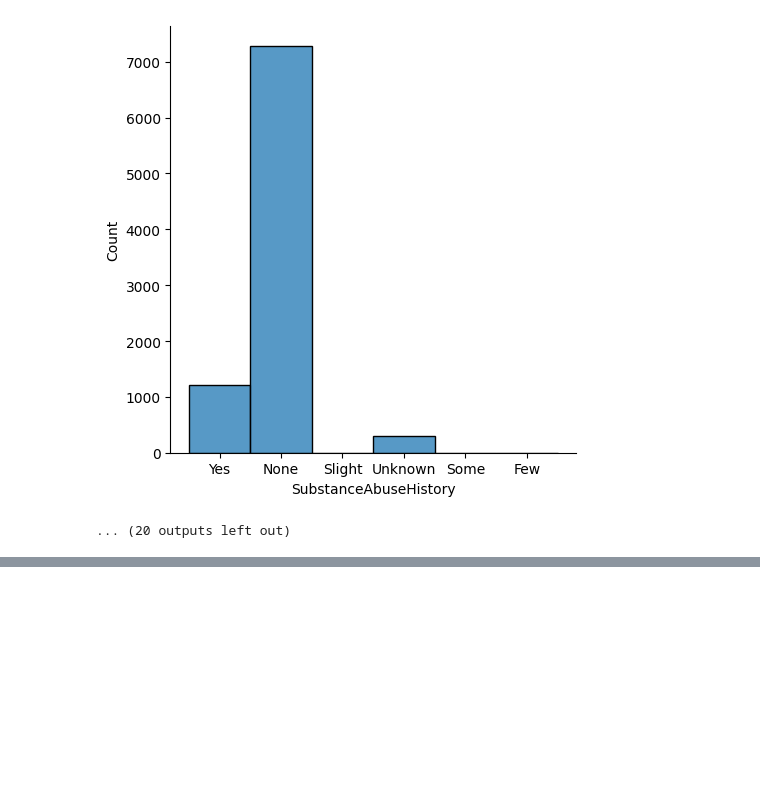
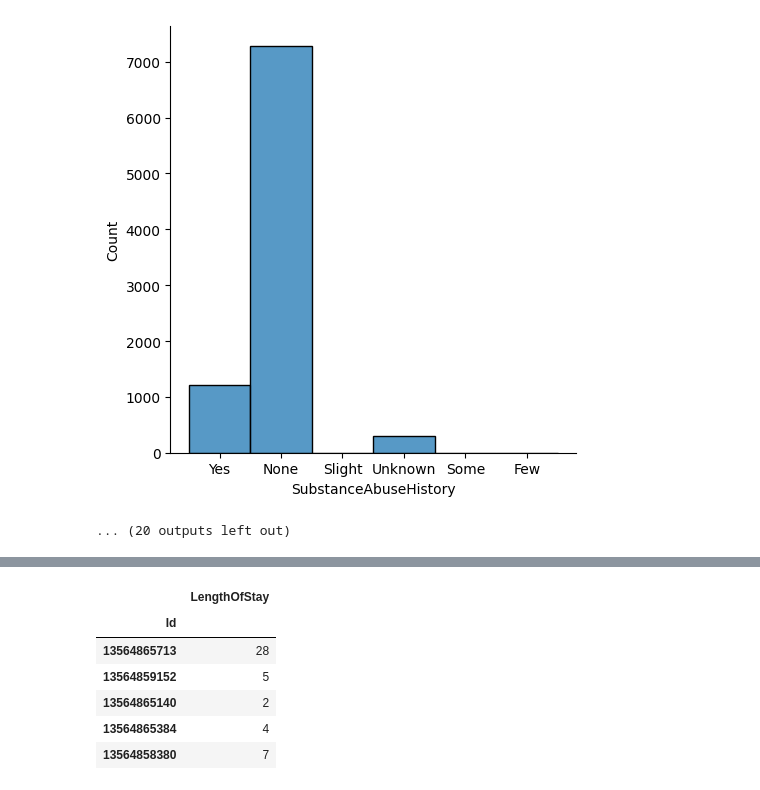
Before and after one commit to amannain122/Health-Project-ML-Group-C, a Jupyter notebook: Machine_Learning_Assignment.ipynb, the cells around one changed output, grey strips where cells are left out. Saved outputs shown, nothing was run; the diff lists cells and outputs as text; code cells hidden in the pictures; blank space fills up the shorter version.

```diff
--- a/Machine_Learning_Assignment.ipynb
+++ b/Machine_Learning_Assignment.ipynb
@@ -220,0 +260,10 @@ def show_scatterplot(data_frame_cols):
+# %%
+X_test_target.head()
+# %% [output]
+|  | LengthOfStay |
+| Id |  |
+| 13564865713 | 28 |
+| 13564859152 | 5 |
+| 13564865140 | 2 |
+| 13564865384 | 4 |
+| 13564858380 | 7 |
```
Also changed, not shown: parts of 12 cells of this notebook.
